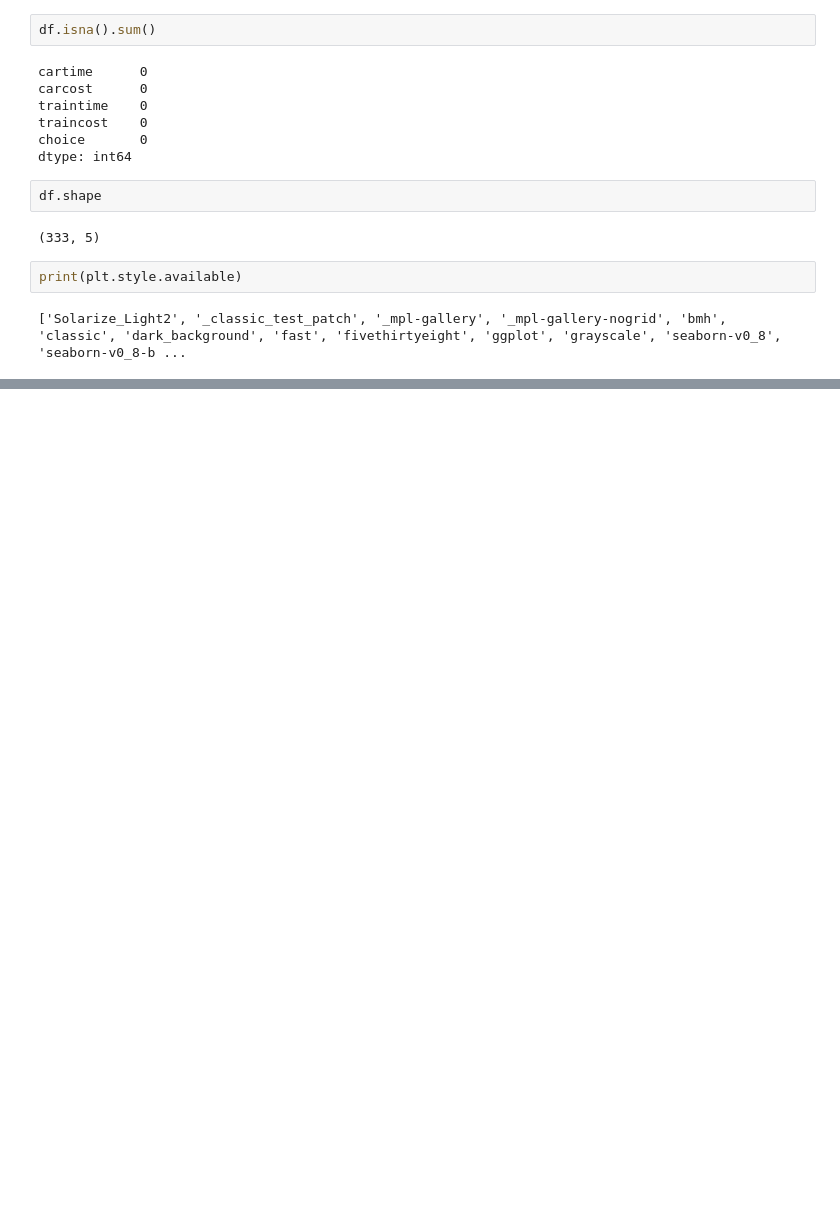
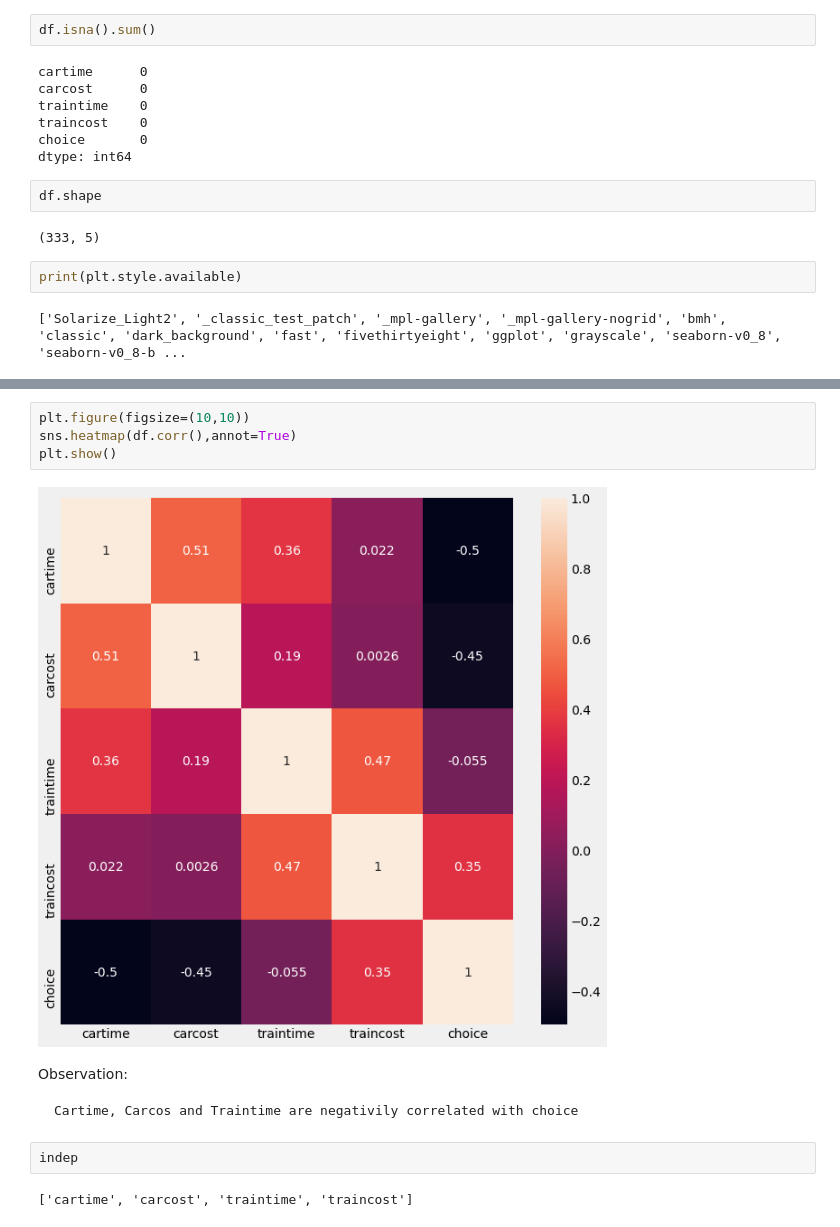
Before and after one commit to hari-r-v/SYDNEY_TRANSPORTATION, a Jupyter notebook: ASSIGNMENT.ipynb, the cells around one changed output, grey strips where cells are left out. Cells and saved outputs as stored; diff of their text form; blank space fills up the shorter version.

```diff
--- a/ASSIGNMENT.ipynb
+++ b/ASSIGNMENT.ipynb
@@ -169,0 +139,14 @@ Index(['cartime', 'carcost', 'traintime', 'traincost', 'choice'], dtype='object'
+# %%
+plt.figure(figsize=(10,10))
+sns.heatmap(df.corr(),annot=True)
+plt.show()
+# %% [output]
+[figure, added]
+# %% [markdown]
+Observation:
+
+    Cartime, Carcos and Traintime are negativily correlated with choice
+# %%
+indep
+# %% [output]
+['cartime', 'carcost', 'traintime', 'traincost']
```
Also changed, not shown: parts of 48 cells of this notebook.
